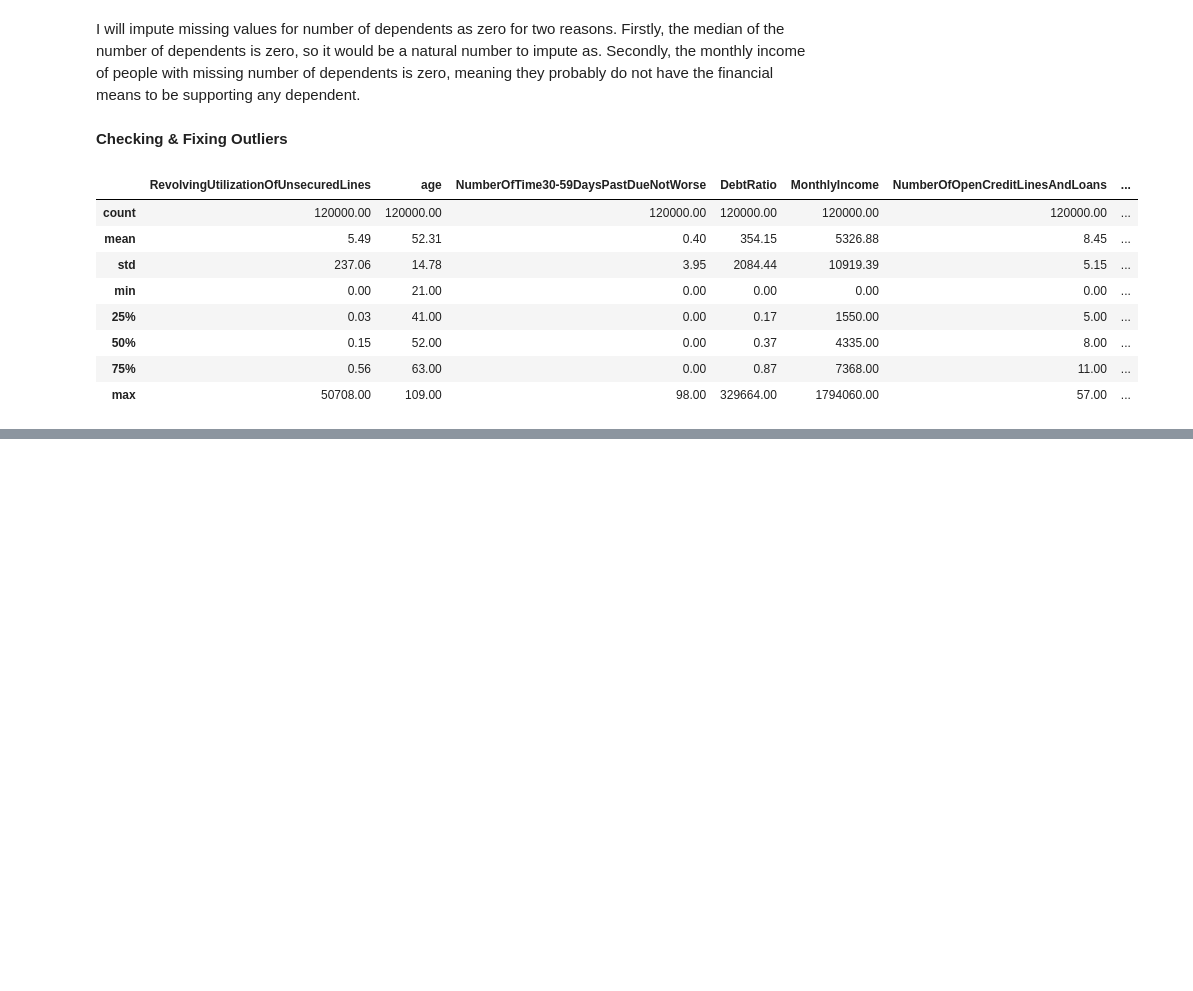
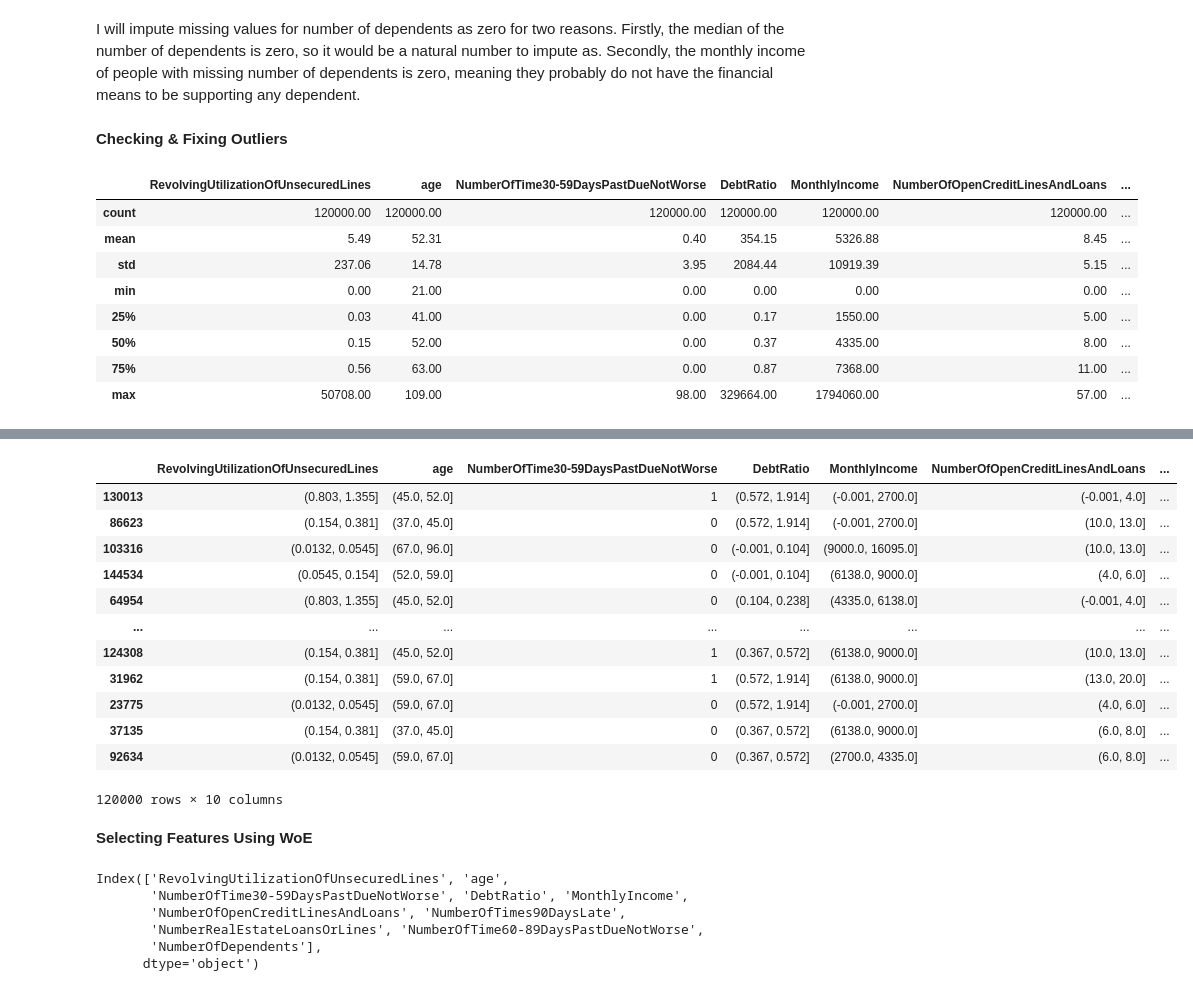
Before and after one commit to Daniel12581/Credit-Risk-Analysis, a Jupyter notebook: data_prep.ipynb, the cells around one changed output, grey strips where cells are left out. Drawn from its saved outputs; the diff is of its cells as text; code cells hidden in the pictures; blank space fills up the shorter version.

```diff
--- a/data_prep.ipynb
+++ b/data_prep.ipynb
@@ -257,0 +322,18 @@ cap_outliers(X_train)
+# %%
+X_train
+# %% [output]
+|  | RevolvingUtilizationOfUnsecuredLines | age | NumberOfTime30-59DaysPastDueNotWorse | DebtRatio | MonthlyIncome | NumberOfOpenCreditLinesAndLoans | ... |
+| 130013 | (0.803, 1.355] | (45.0, 52.0] | 1 | (0.572, 1.914] | (-0.001, 2700.0] | (-0.001, 4.0] | ... |
+| 86623 | (0.154, 0.381] | (37.0, 45.0] | 0 | (0.572, 1.914] | (-0.001, 2700.0] | (10.0, 13.0] | ... |
+| 103316 | (0.0132, 0.0545] | (67.0, 96.0] | 0 | (-0.001, 0.104] | (9000.0, 16095.0] | (10.0, 13.0] | ... |
+| 144534 | (0.0545, 0.154] | (52.0, 59.0] | 0 | (-0.001, 0.104] | (6138.0, 9000.0] | (4.0, 6.0] | ... |
+| 64954 | (0.803, 1.355] | (45.0, 52.0] | 0 | (0.104, 0.238] | (4335.0, 6138.0] | (-0.001, 4.0] | ... |
+| ... | ... | ... | ... | ... | ... | ... | ... |
+| 124308 | (0.154, 0.381] | (45.0, 52.0] | 1 | (0.367, 0.572] | (6138.0, 9000.0] | (10.0, 13.0] | ... |
+| 31962 | (0.154, 0.381] | (59.0, 67.0] | 1 | (0.572, 1.914] | (6138.0, 9000.0] | (13.0, 20.0] | ... |
+| 23775 | (0.0132, 0.0545] | (59.0, 67.0] | 0 | (0.572, 1.914] | (-0.001, 2700.0] | (4.0, 6.0] | ... |
+| 37135 | (0.154, 0.381] | (37.0, 45.0] | 0 | (0.367, 0.572] | (6138.0, 9000.0] | (6.0, 8.0] | ... |
+| 92634 | (0.0132, 0.0545] | (59.0, 67.0] | 0 | (0.367, 0.572] | (2700.0, 4335.0] | (6.0, 8.0] | ... |
+120000 rows × 10 columns
+# %% [markdown]
+**Selecting Features Using WoE**
@@ -257,0 +361,9 @@ cap_outliers(X_train)
+# %%
+print(X.columns)
+# %% [output]
+Index(['RevolvingUtilizationOfUnsecuredLines', 'age',
+       'NumberOfTime30-59DaysPastDueNotWorse', 'DebtRatio', 'MonthlyIncome',
+       'NumberOfOpenCreditLinesAndLoans', 'NumberOfTimes90DaysLate',
+       'NumberRealEstateLoansOrLines', 'NumberOfTime60-89DaysPastDueNotWorse',
+       'NumberOfDependents'],
+      dtype='object')
```
Also changed, not shown: parts of 38 cells of this notebook.
